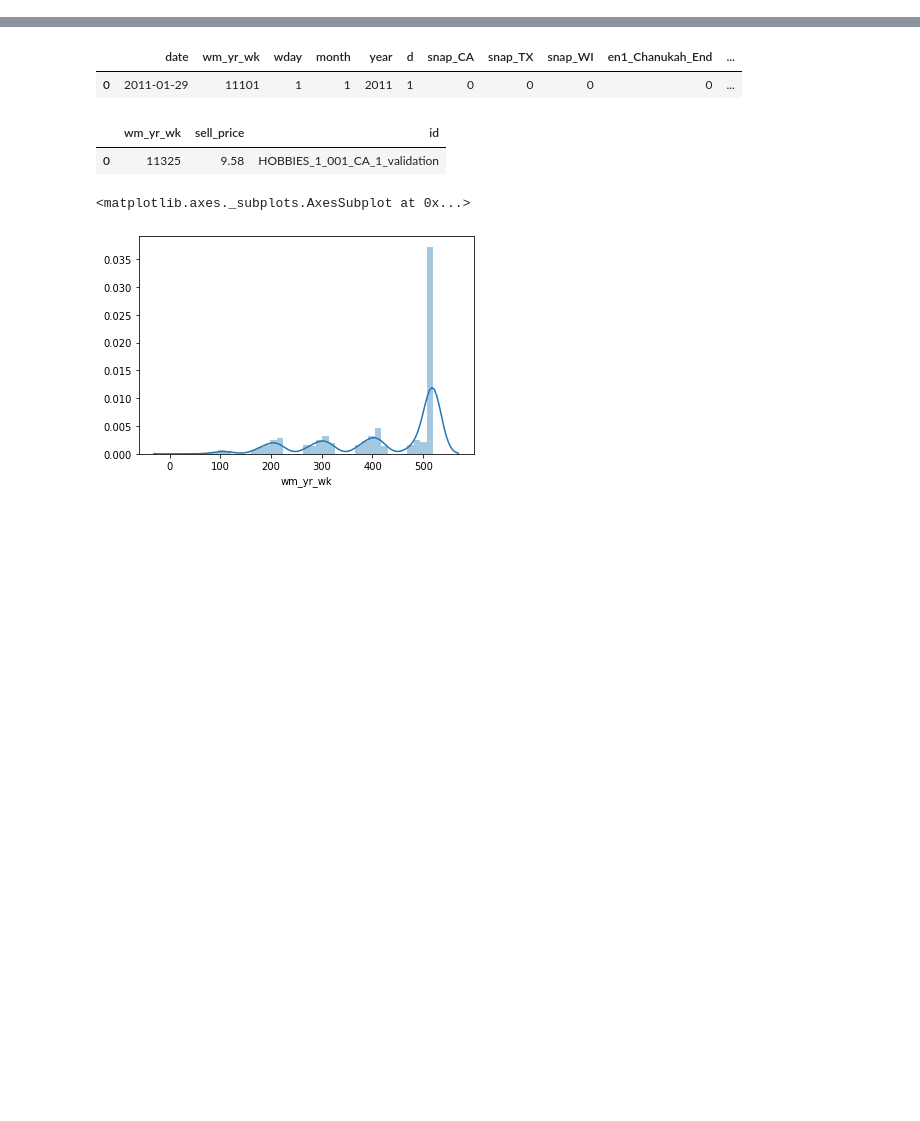
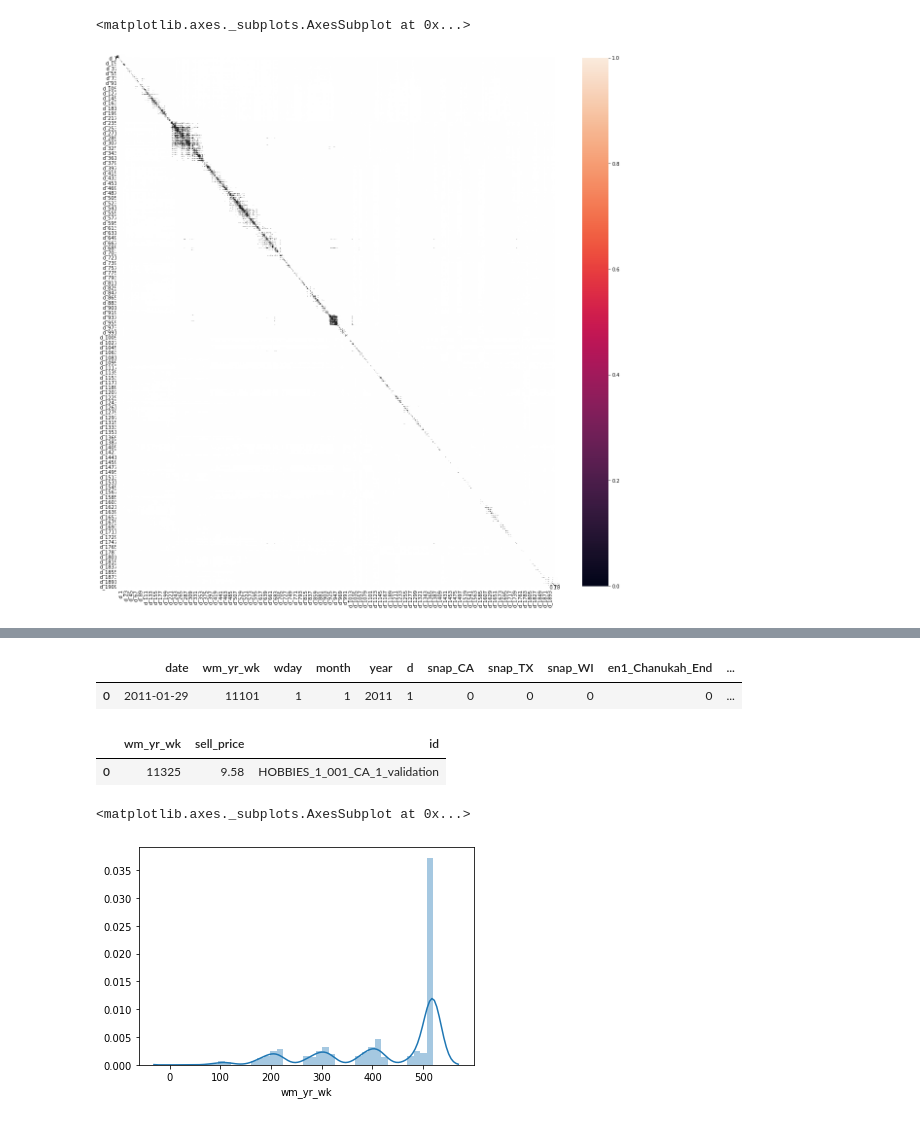
Before and after one commit to arhow/m5_forecasting_accuracy, a Jupyter notebook: notebook/for-japanese-beginner-with-wrmsse-in-lgbm.ipynb, the cells around one changed output, grey strips where cells are left out. Drawn from its saved outputs; the diff is of its cells as text; code cells hidden in the pictures; blank space fills up the shorter version.

```diff
--- a/notebook/for-japanese-beginner-with-wrmsse-in-lgbm.ipynb
+++ b/notebook/for-japanese-beginner-with-wrmsse-in-lgbm.ipynb
@@ -359,0 +366,2 @@ calendar, sell_prices, sales_train_val, submission = read_data()
+# %%
+sales_train_val = pd.melt(sales_train_val, id_vars = ['id', 'item_id', 'dept_id', 'cat_id', 'store_id', 'state_id'], var_name = 'day', value_name = 'demand')
@@ -359,0 +411,6 @@ calendar, sell_prices, sales_train_val, submission = read_data()
+# %%
+sales_train_val.drop(columns=['item_id','dept_id','cat_id','store_id','state_id'], inplace =True)
+# %%
+sales_train_val.set_index('id', inplace=True)
+# %%
+df_corr = sales_train_val.corr()
@@ -359,0 +433,6 @@ calendar, sell_prices, sales_train_val, submission = read_data()
+# %%
+fig = plt.figure(figsize=(20,20))
+sns.heatmap(df_corr, annot=True)
+# %% [output]
+<matplotlib.axes._subplots.AxesSubplot at 0x...>
+[figure, added]
```
Also changed, not shown: parts of 11 cells of this notebook, 5 other files.
